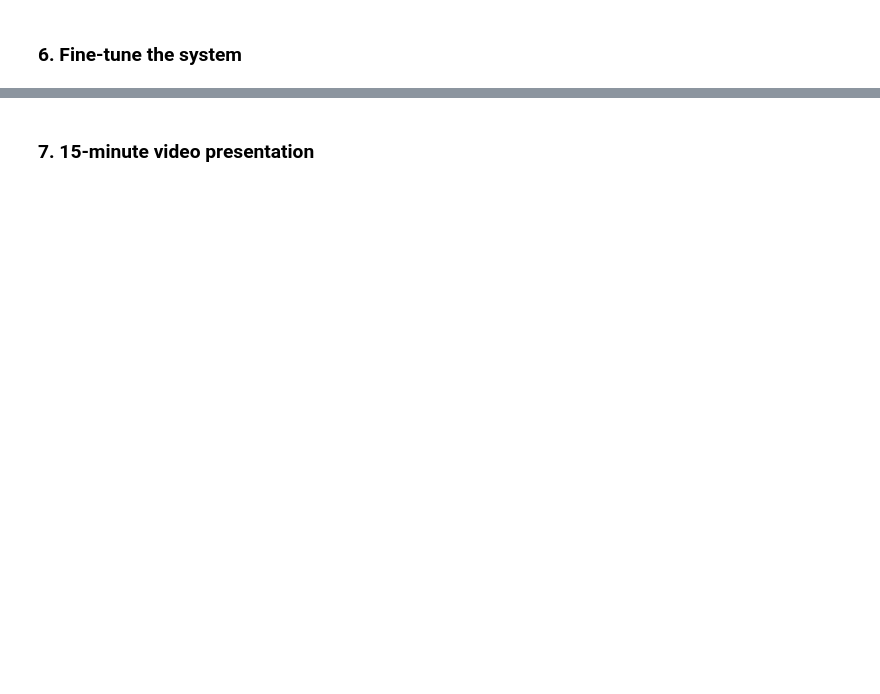
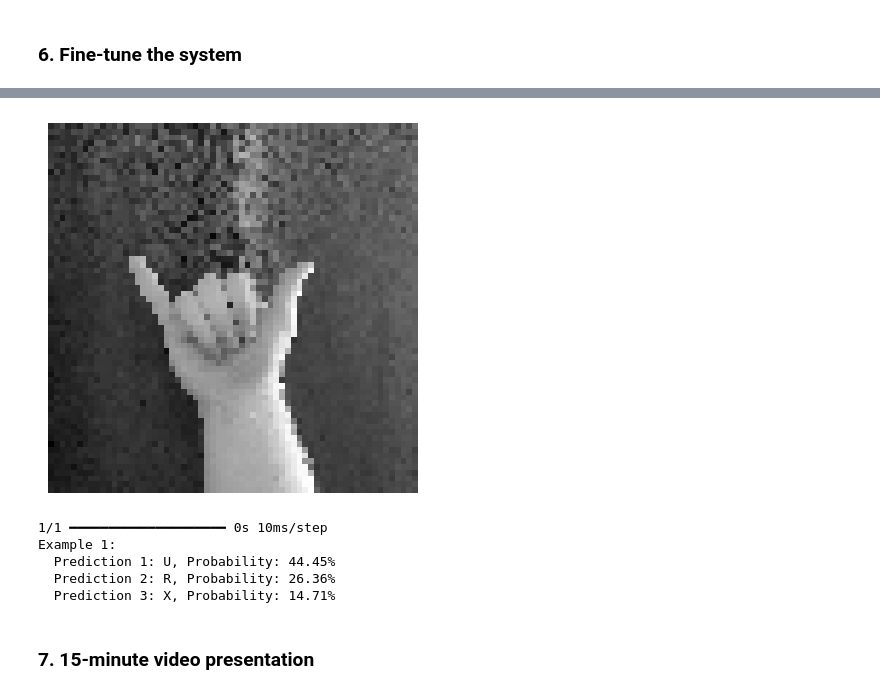
Before and after one commit to ReinhardtR/MAL1-assignment-7, a Jupyter notebook: notebook.ipynb, the cells around one changed output, grey strips where cells are left out. Cells and saved outputs as stored; diff of their text form; code cells hidden in the pictures; blank space fills up the shorter version.

```diff
--- a/notebook.ipynb
+++ b/notebook.ipynb
@@ -214,7 +218,7 @@ def preprocess_image(img_path, output_dir):
     return output_path
 
 data_copy['imgpath'] = data_copy['imgpath'].apply(lambda x: preprocess_image(x, output_dir))
-data_val_copy['imgpath'] = data_val_copy['imgpath'].apply(lambda x: preprocess_image(x, output_dir))
+data_val_copy['imgpath'] = data_val_copy['imgpath'].apply(lambda x: preprocess_image(x, output_dir_val))
 # %%
 # Visualize the new images
 unique_labels = data_copy['label'].unique()
@@ -387,10 +373,10 @@ label_encoder = LabelEncoder()
 y_numerical = label_encoder.fit_transform(y)
 Y = to_categorical(y_numerical, 26)
 
-X_normalized = X_normalized.reshape(-1, 64, 64, 1)
+X = X.reshape(-1, 64, 64, 1)
 
 # Split the data into training and testing sets
-X_train, X_test, y_train, y_test = train_test_split(X_normalized, Y, test_size=0.2, random_state=42)
+X_train, X_test, y_train, y_test = train_test_split(X, Y, test_size=0.2, random_state=42, stratify=Y)
 
 # Define the CNN architecture
 model = Sequential([
@@ -431,13 +417,21 @@ Test Accuracy: 0.8779914379119873
 ### 6. Fine-tune the system
 # %%
 # Fine-tune hyperparameters
+datagen = ImageDataGenerator(
+    width_shift_range=0.05,
+    height_shift_range=0.05,
+    zoom_range=0.2,
+)
+
+train_generator = datagen.flow(X_train, y_train, batch_size=32)
+
 model = Sequential([
     Conv2D(32, (3, 3), activation='tanh', input_shape= X_train[0].shape),
     MaxPooling2D((2, 2)),
     Conv2D(64, (3, 3), activation='tanh'),
     MaxPooling2D((2, 2)),
     Flatten(),
-    Dense(128, activation='tanh'),
+    Dropout(0.2),
     Dense(26, activation='softmax')  # Output layer with 26 units for 26 classes
 ])
 
@@ -445,7 +439,7 @@ model = Sequential([
 model.compile(optimizer='adam', loss='categorical_crossentropy', metrics=['accuracy'])
 
 # Train the model
-model.fit(X_train, y_train, epochs=5, batch_size=32)
+model.fit(train_generator, epochs=10, batch_size=32)
 
 # Evaluate the model
 loss, accuracy = model.evaluate(X_test, y_test)
@@ -478,3 +476,35 @@ ValueError: Invalid dtype: str160
+# %%
+# We try with our own pictures, to see if the model can identify it.
+scaler = StandardScaler()
+def transform(img_path):
+    img = cv2.imread(img_path)
+    img_gray = cv2.cvtColor(img, cv2.COLOR_BGR2GRAY)
+    img_resized = cv2.resize(img_gray, new_size)
+    img_resized.flatten()
+    return img_resized
+# %%
+B = transform("./archive/Val_Alphabet/Y.jpg")
+plt.imshow(B, cmap='gray')
+plt.axis('off')
+plt.show()
+X_normalized = scaler.fit_transform(B)
+X_normalized = X_normalized.reshape(-1, 64, 64, 1)
+predictions = model.predict(X_normalized)
+sorted_indices = np.argsort(predictions, axis=1)[:, ::-1]
+predicted_labels = label_encoder.inverse_transform(sorted_indices[:, :3].flatten())
+predicted_labels = predicted_labels.reshape((-1, 3))
+for i, predicted_label_row in enumerate(predicted_labels):
+    print(f"Example {i+1}:")
+    for j, label in enumerate(predicted_label_row):
+        probability = predictions[i, sorted_indices[i, j]] * 100
+        print(f"  Prediction {j+1}: {label}, Probability: {probability:.2f}%")
+# %% [output]
+[figure, added]
+1/1 ━━━━━━━━━━━━━━━━━━━━ 0s 10ms/step
+Example 1:
+  Prediction 1: U, Probability: 44.45%
+  Prediction 2: R, Probability: 26.36%
+  Prediction 3: X, Probability: 14.71%
 # %% [markdown]
 ### 7. 15-minute video presentation
 # %%
```
Also changed, not shown: parts of 11 cells of this notebook, 1 other file.
